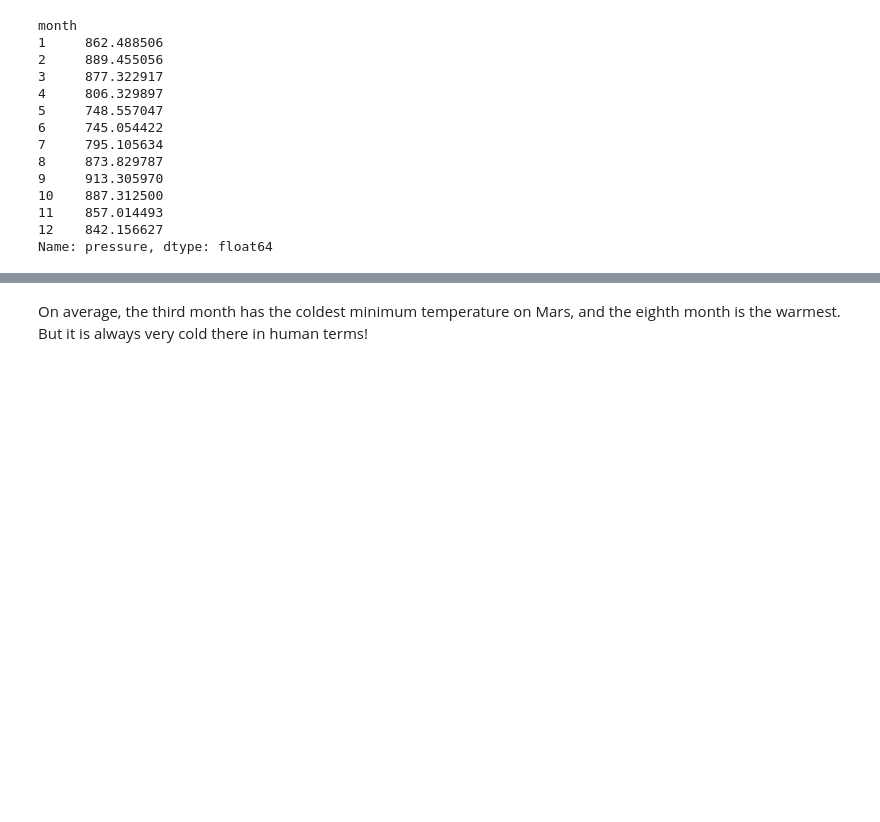
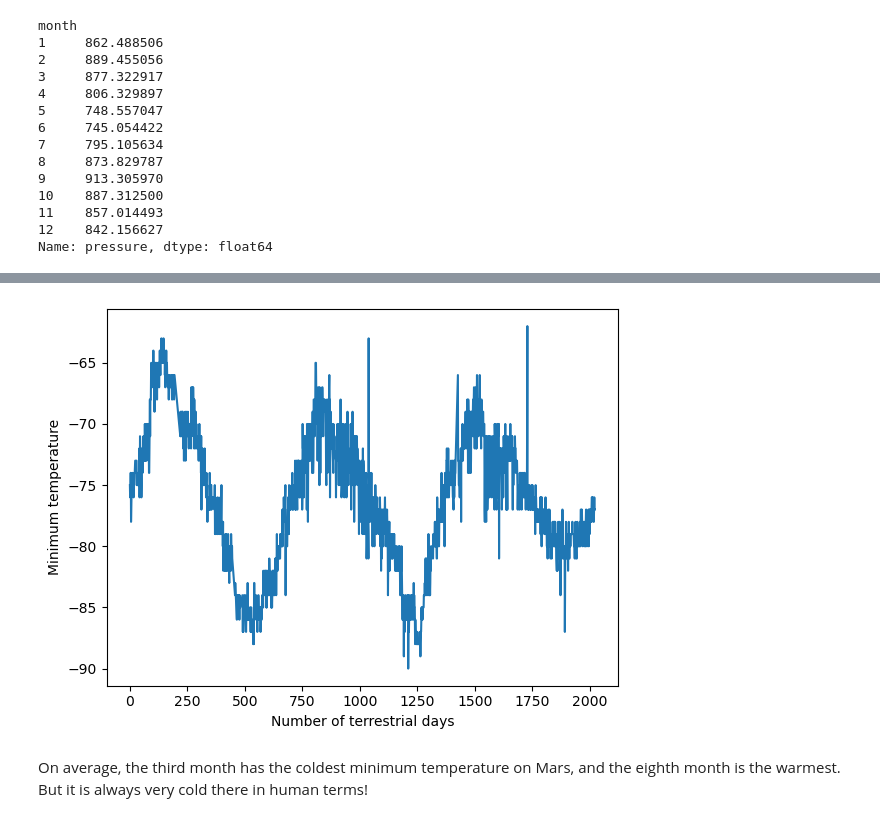
Before and after one commit to sentvivi/Exploring_Mars_Web_Scraping_and_Data_Analysis_Expedition, a Jupyter notebook: Starter_Code/part_2_mars_weather.ipynb, the cells around one changed output, grey strips where cells are left out. Saved outputs shown, nothing was run; the diff lists cells and outputs as text; code cells hidden in the pictures; blank space fills up the shorter version.

```diff
--- a/Starter_Code/part_2_mars_weather.ipynb
+++ b/Starter_Code/part_2_mars_weather.ipynb
@@ -200,3 +236,20 @@ Name: pressure, dtype: float64
+# %%
+# 5. How many terrestrial (earth) days are there in a Martian year?
+# Sort the DataFrame by 'terrestrial_date' to ensure the plot is in chronological order
+terrestrial = df.sort_values('terrestrial_date')
+
+# Calculate days elapsed starting from the first date in 'terrestrial_date'
+terrestrial['days'] = (terrestrial['terrestrial_date'] - terrestrial['terrestrial_date'].min()).dt.days
+
+# Plotting
+plt.figure(figsize=(6, 4.5))
+plt.plot(terrestrial['days'], terrestrial['min_temp'])
+plt.xlabel('Number of terrestrial days')
+plt.ylabel('Minimum temperature')
+plt.tight_layout()
+plt.show()
+# %% [output]
+[figure, added]
 # %% [markdown]
 On average, the third month has the coldest minimum temperature on Mars, and the eighth month is the warmest. But it is always very cold there in human terms!
 # %% [markdown]
```
Also changed, not shown: parts of 16 cells of this notebook, 3 other files.
